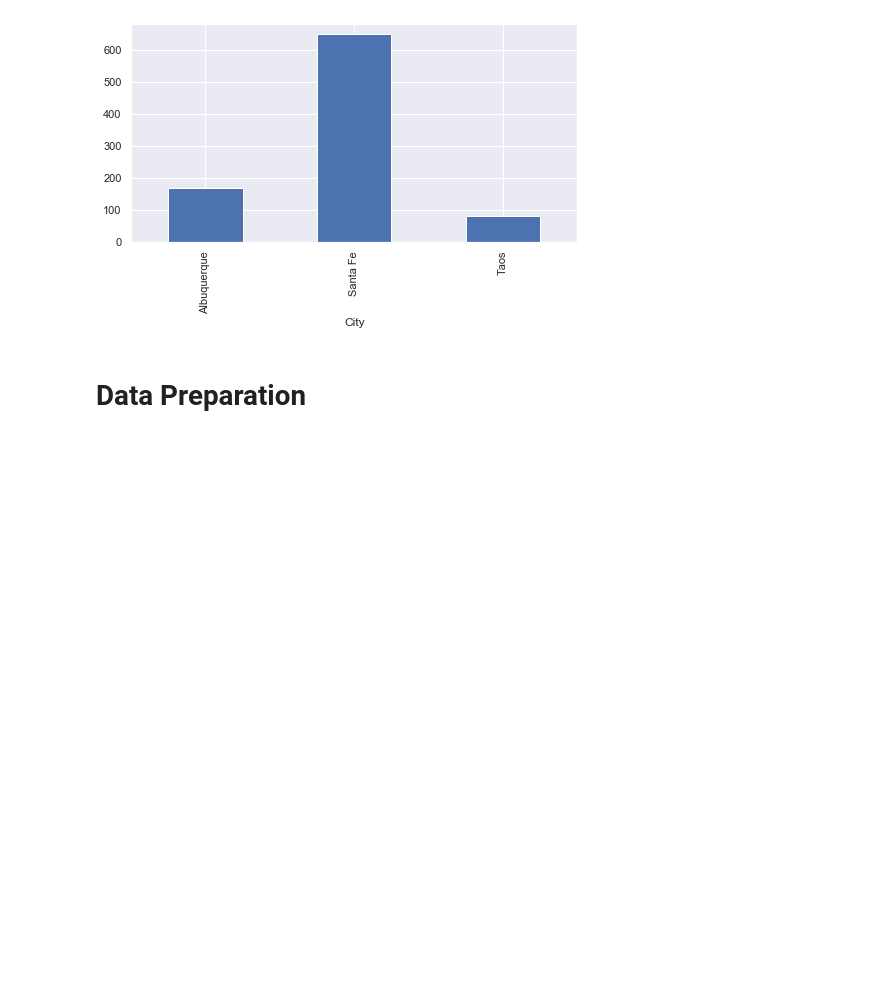
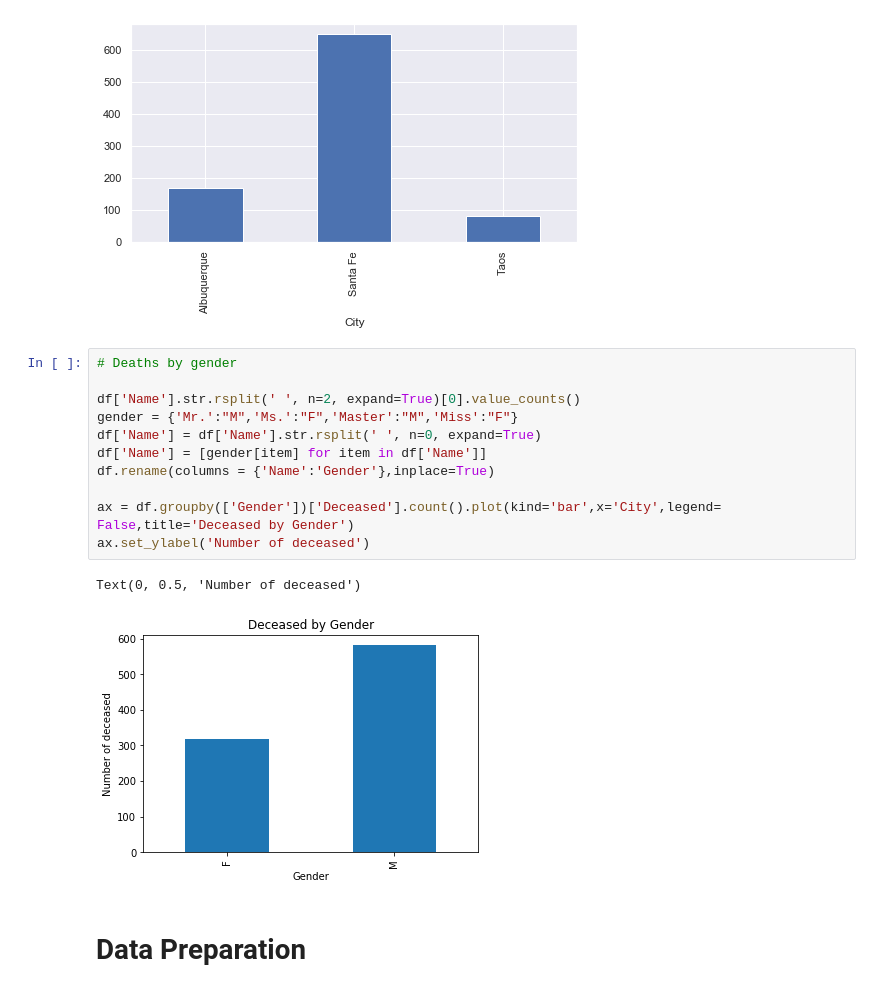
Before and after one commit to mrmachatschek/pandemic_survival_prediction, a Jupyter notebook: main.ipynb, the cells around one changed output. Cells and saved outputs as stored; diff of their text form; blank space fills up the shorter version.

```diff
--- a/main.ipynb
+++ b/main.ipynb
@@ -133,6 +133,20 @@ df.groupby(['City'])['Deceased'].count().reset_index(name='deaths').plot(kind='b
 # %% [output]
 <matplotlib.axes._subplots.AxesSubplot at 0x...>
 [figure]
+# %%
+# Deaths by gender
+
+df['Name'].str.rsplit(' ', n=2, expand=True)[0].value_counts()
+gender = {'Mr.':"M",'Ms.':"F",'Master':"M",'Miss':"F"}
+df['Name'] = df['Name'].str.rsplit(' ', n=0, expand=True)
+df['Name'] = [gender[item] for item in df['Name']]
+df.rename(columns = {'Name':'Gender'},inplace=True)
+
+ax = df.groupby(['Gender'])['Deceased'].count().plot(kind='bar',x='City',legend= False,title='Deceased by Gender')
+ax.set_ylabel('Number of deceased')
+# %% [output]
+Text(0, 0.5, 'Number of deceased')
+[figure, added]
 # %% [markdown]
 # Data Preparation
 # %% [markdown]
```
